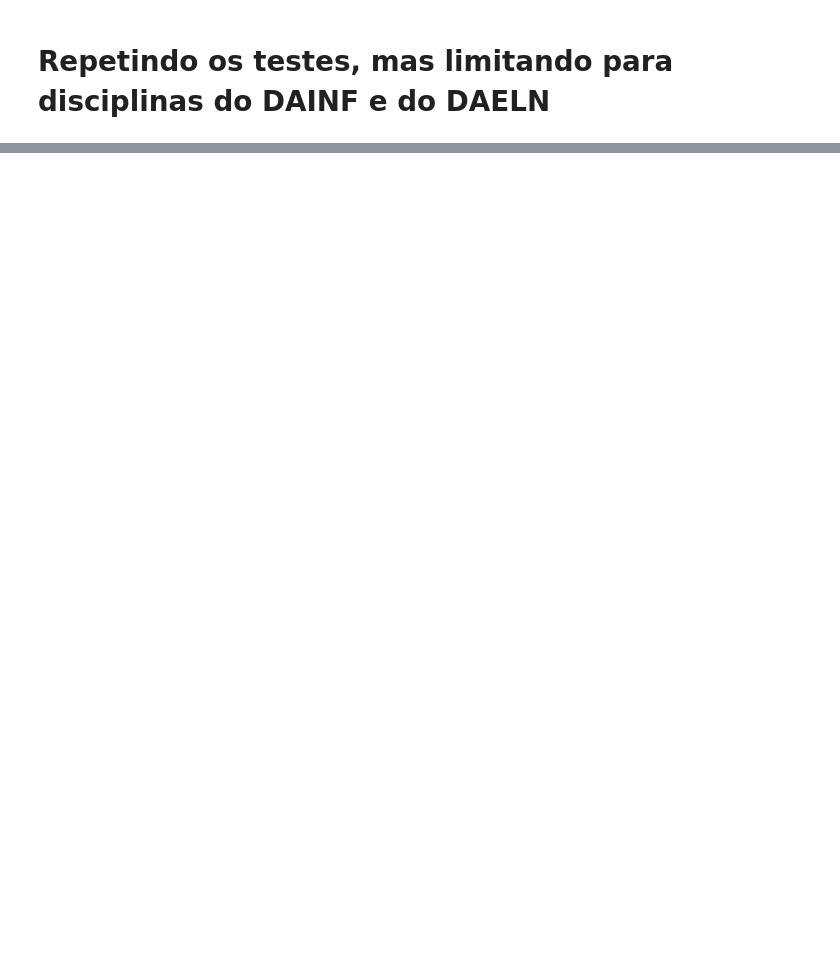
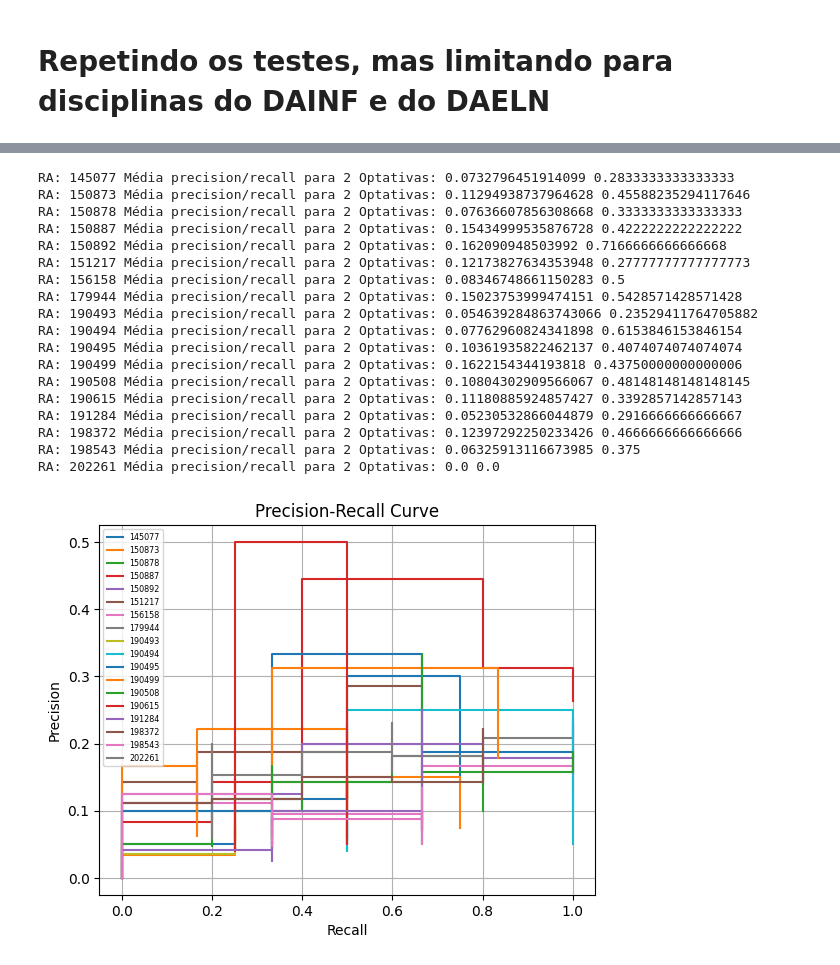
Before and after one commit to cesarvial/TCC_graphs_study, a Jupyter notebook: link_prediction/link_prediction_communities.ipynb, the cells around one changed output, grey strips where cells are left out. Saved outputs shown, nothing was run; the diff lists cells and outputs as text; code cells hidden in the pictures; blank space fills up the shorter version.

```diff
--- a/link_prediction/link_prediction_communities.ipynb
+++ b/link_prediction/link_prediction_communities.ipynb
@@ -696,0 +865,61 @@ REMOVED OPTS:  ['CSI53', 'EL75H']
+# %%
+# Para K = 2
+precisions_recalls = []
+for ra in RAs_formados:
+    # cria o grafo
+    full_graph = create_full_student_graph(int(ra))
+    # retira todas menos uma optativa
+    # removed_opts será utilizada para calcular os valores ideais
+    partial_graph, removed_opts = maintain_one_opt_node(full_graph, 2, True)
+    if partial_graph == []:
+        continue
+    # busca as disciplinas recomendadas
+    rec_courses = get_recommended_courses_from_cliques(partial_graph, False)
+    # Calcula o precision/recall
+    # vetor de vetores
+    # Cada vetor é uma coleção de precision/recall para todos os cliques de um aluno
+    # Logo, cada aluno terá um plot separado, e não um ponto
+    prs = {'RA':ra, 'precisions': [], 'recalls': [], 'av_precision': 0, 'av_recall': 0}
+    for rc in rec_courses:
+        pr = calc_precision_and_recall(removed_opts, rc)
+        prs['precisions'].append(pr[0])
+        prs['recalls'].append(pr[1])
+    prs['av_precision'] = np.mean(prs['precisions'])
+    prs['av_recall'] = np.mean(prs['recalls'])
+    precisions_recalls.append(prs)
+
+# Plota tudo junto. Cada plot é para um aluno
+fig, ax = plt.subplots()
+for pr in precisions_recalls:
+    print("RA: " + pr['RA'] + " Média precision/recall para 2 Optativas:", pr['av_precision'], pr['av_recall'])
+    sorted_indices = np.argsort(pr['recalls'])[::-1]
+    ps = np.array(pr['precisions'])[sorted_indices]
+    rs = np.array(pr['recalls'])[sorted_indices]
+    display = PrecisionRecallDisplay(precision=ps, recall=rs)
+    display.plot(ax=ax, name=pr['RA'])
+plt.legend(loc="upper left", fontsize="xx-small")
+plt.xlabel('Recall')
+plt.ylabel('Precision')
+plt.title('Precision-Recall Curve')
+plt.grid(True)
+plt.show()
+# %% [output]
+RA: 145077 Média precision/recall para 2 Optativas: 0.0732796451914099 0.2833333333333333
+RA: 150873 Média precision/recall para 2 Optativas: 0.11294938737964628 0.45588235294117646
+RA: 150878 Média precision/recall para 2 Optativas: 0.07636607856308668 0.3333333333333333
+RA: 150887 Média precision/recall para 2 Optativas: 0.15434999535876728 0.4222222222222222
+RA: 150892 Média precision/recall para 2 Optativas: 0.162090948503992 0.7166666666666668
+RA: 151217 Média precision/recall para 2 Optativas: 0.12173827634353948 0.27777777777777773
+RA: 156158 Média precision/recall para 2 Optativas: 0.08346748661150283 0.5
+RA: 179944 Média precision/recall para 2 Optativas: 0.15023753999474151 0.5428571428571428
+RA: 190493 Média precision/recall para 2 Optativas: 0.054639284863743066 0.23529411764705882
+RA: 190494 Média precision/recall para 2 Optativas: 0.07762960824341898 0.6153846153846154
+RA: 190495 Média precision/recall para 2 Optativas: 0.10361935822462137 0.4074074074074074
+RA: 190499 Média precision/recall para 2 Optativas: 0.1622154344193818 0.43750000000000006
+RA: 190508 Média precision/recall para 2 Optativas: 0.10804302909566067 0.48148148148148145
+RA: 190615 Média precision/recall para 2 Optativas: 0.11180885924857427 0.3392857142857143
+RA: 191284 Média precision/recall para 2 Optativas: 0.05230532866044879 0.2916666666666667
+RA: 198372 Média precision/recall para 2 Optativas: 0.12397292250233426 0.4666666666666666
+RA: 198543 Média precision/recall para 2 Optativas: 0.06325913116673985 0.375
+RA: 202261 Média precision/recall para 2 Optativas: 0.0 0.0
+[figure, added]
```
Also changed, not shown: parts of 29 cells of this notebook, 9 other files.
